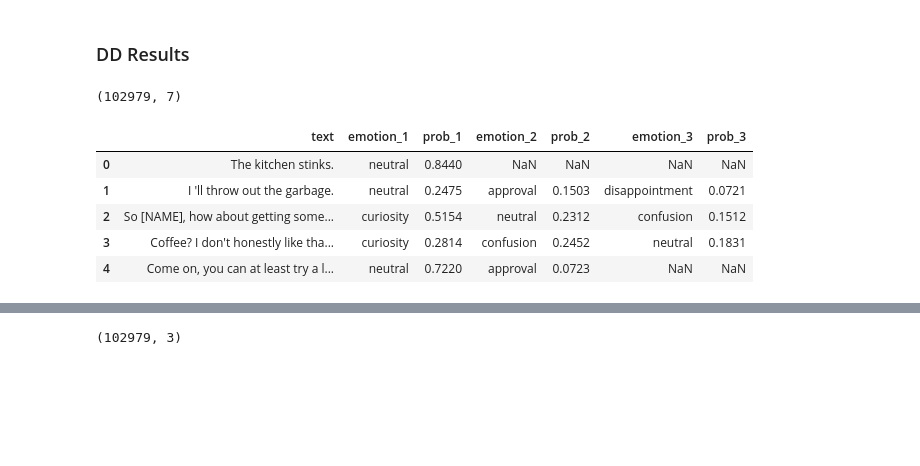
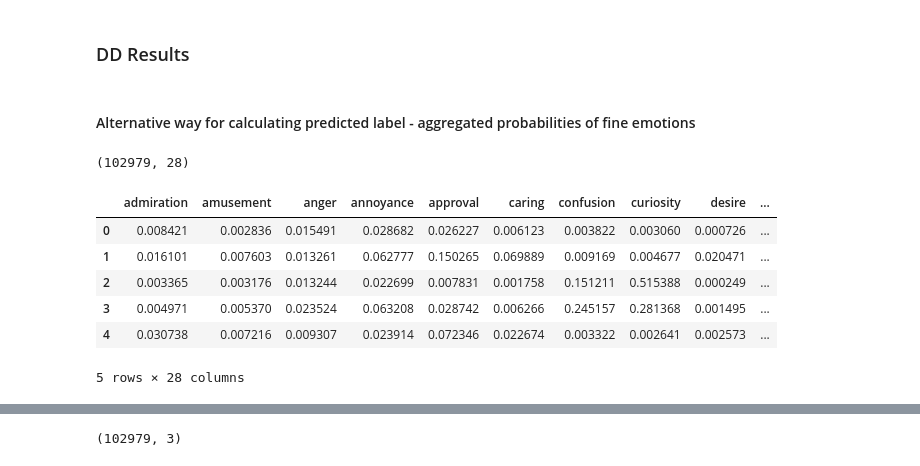
Before and after one commit to evelynyou/w266_project, a Jupyter notebook: exploration_empathy_pairing.ipynb, the cells around one changed output, grey strips where cells are left out. Drawn from its saved outputs; the diff is of its cells as text; code cells hidden in the pictures; blank space fills up the shorter version.

```diff
--- a/exploration_empathy_pairing.ipynb
+++ b/exploration_empathy_pairing.ipynb
@@ -122,16 +212,19 @@ pprint.pprint(emotions_group)
 # %% [markdown]
 ### DD Results
+# %% [markdown]
+#### Alternative way for calculating predicted label - aggregated probabilities of fine emotions
 # %%
 data_folder='processed'
-file_name='dd_for_goemotions.tsv.label_predictions.tsv'
-dd_labels = pd.read_csv(os.path.join(data_dir, data_folder, file_name), sep='\t')
-print(ed_labels.shape)
-dd_labels.head()
+file_name='dd_for_goemotions.tsv.predictions.tsv'
+dd_pred_val = pd.read_csv(os.path.join(data_dir, data_folder, file_name), sep='\t')
+print(dd_pred_val.shape)
+dd_pred_val.head()
 # %% [output]
-(102979, 7)
+(102979, 28)
-|  | text | emotion_1 | prob_1 | emotion_2 | prob_2 | emotion_3 | prob_3 |
-| 0 | The kitchen stinks. | neutral | 0.8440 | NaN | NaN | NaN | NaN |
-| 1 | I 'll throw out the garbage. | neutral | 0.2475 | approval | 0.1503 | disappointment | 0.0721 |
-| 2 | So [NAME], how about getting some... | curiosity | 0.5154 | neutral | 0.2312 | confusion | 0.1512 |
-| 3 | Coffee? I don't honestly like tha... | curiosity | 0.2814 | confusion | 0.2452 | neutral | 0.1831 |
-| 4 | Come on, you can at least try a l... | neutral | 0.7220 | approval | 0.0723 | NaN | NaN |
+|  | admiration | amusement | anger | annoyance | approval | caring | confusion | curiosity | desire | ... |
+| 0 | 0.008421 | 0.002836 | 0.015491 | 0.028682 | 0.026227 | 0.006123 | 0.003822 | 0.003060 | 0.000726 | ... |
+| 1 | 0.016101 | 0.007603 | 0.013261 | 0.062777 | 0.150265 | 0.069889 | 0.009169 | 0.004677 | 0.020471 | ... |
+| 2 | 0.003365 | 0.003176 | 0.013244 | 0.022699 | 0.007831 | 0.001758 | 0.151211 | 0.515388 | 0.000249 | ... |
+| 3 | 0.004971 | 0.005370 | 0.023524 | 0.063208 | 0.028742 | 0.006266 | 0.245157 | 0.281368 | 0.001495 | ... |
+| 4 | 0.030738 | 0.007216 | 0.009307 | 0.023914 | 0.072346 | 0.022674 | 0.003322 | 0.002641 | 0.002573 | ... |
+5 rows × 28 columns
```
Also changed, not shown: parts of 27 cells of this notebook, 6 other files.
